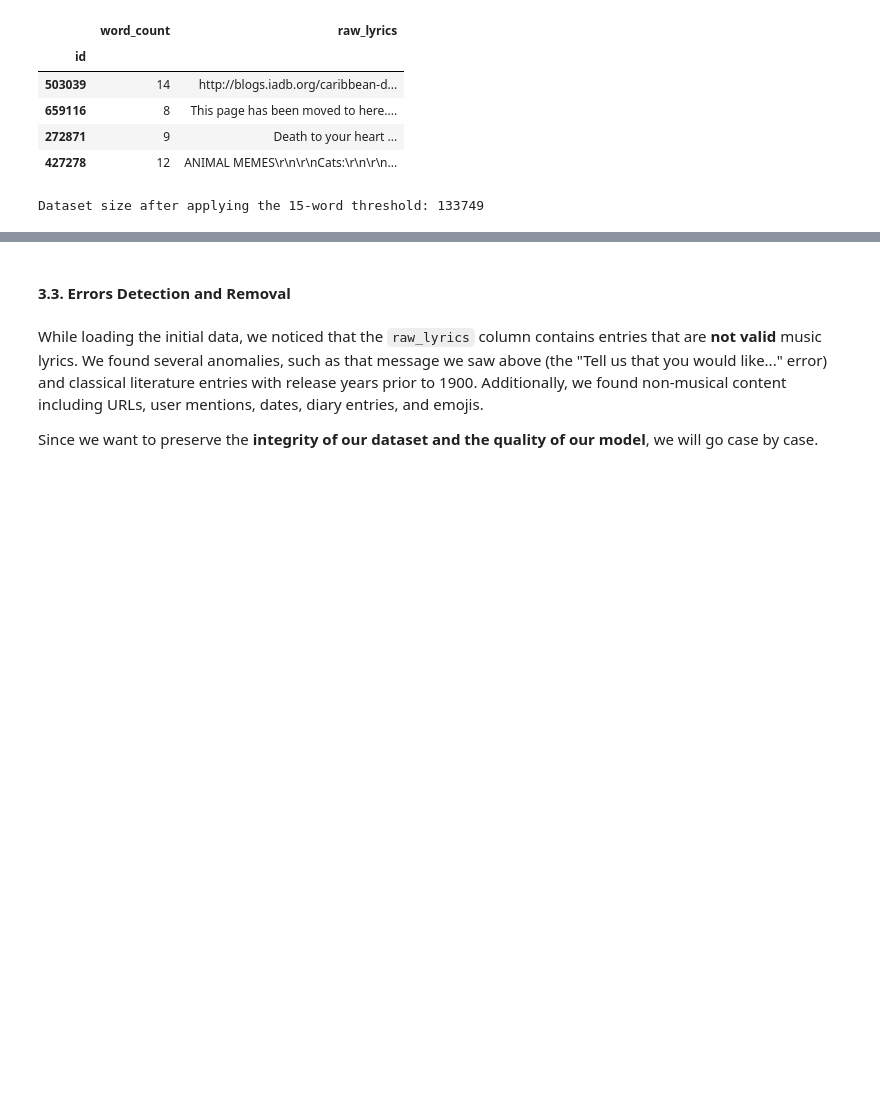
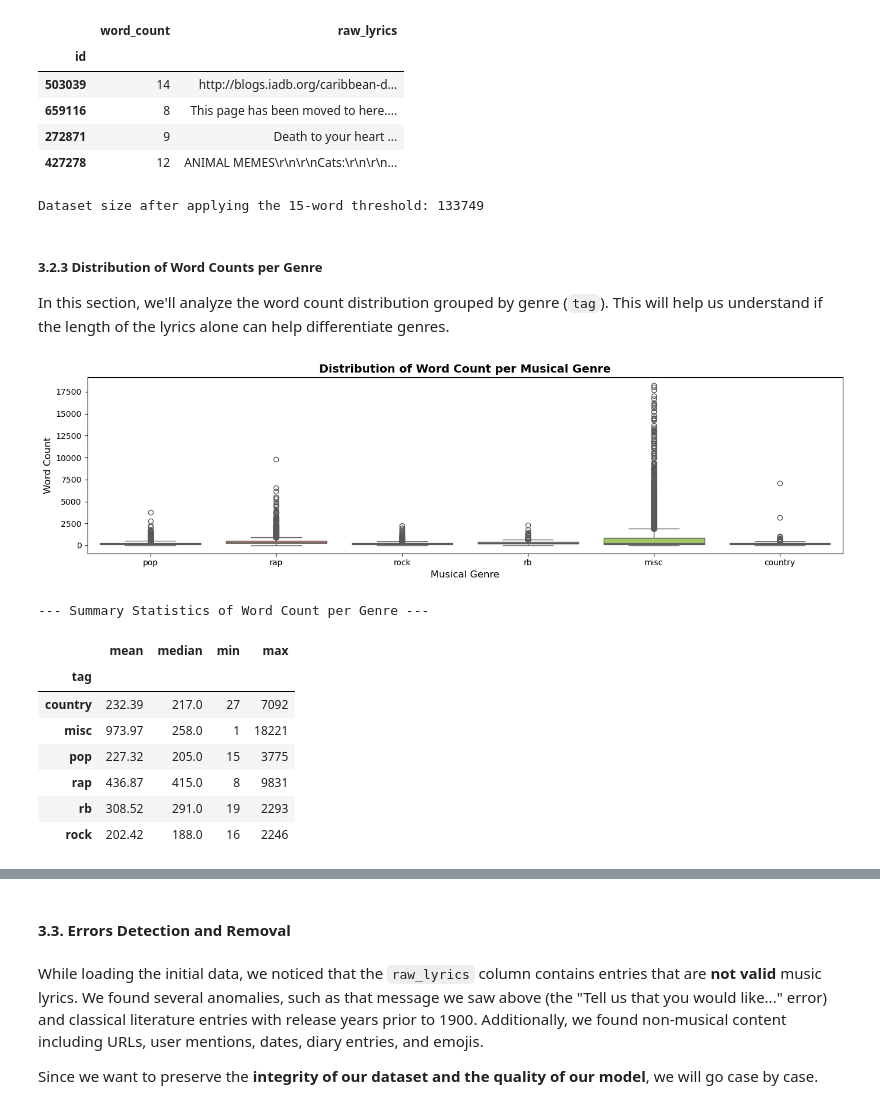
Before and after one commit to tiago2806/text-mining-project, a Jupyter notebook: 02 Data Exploration and Preprocessing.ipynb, the cells around one changed output, grey strips where cells are left out. Cells and saved outputs as stored; diff of their text form; code cells hidden in the pictures; blank space fills up the shorter version.

```diff
--- a/02 Data Exploration and Preprocessing.ipynb
+++ b/02 Data Exploration and Preprocessing.ipynb
@@ -380,3 +380,41 @@ train_dataset = train_dataset[train_dataset['word_count'] >= threshold]
 print(f"Dataset size after applying the {threshold}-word threshold: {len(train_dataset)}")
 # %% [output]
 Dataset size after applying the 15-word threshold: 133749
+# %% [markdown]
+##### **3.2.3 Distribution of Word Counts per Genre**
+In this section, we'll analyze the word count distribution grouped by genre (`tag`). This will help us understand if the length of the lyrics alone can help differentiate genres.
+# %%
+
+plt.figure(figsize=(14, 4))
+sns.boxplot(
+    data=train_dataset,
+    x='tag',
+    y='word_count',
+    palette='Set2',
+    order=train_dataset['tag'].value_counts().index #most frequent genre to less frequent
+)
+
+
+plt.title('Distribution of Word Count per Musical Genre', fontsize=14, fontweight='bold')
+plt.xlabel('Musical Genre', fontsize=12)
+plt.ylabel('Word Count', fontsize=12)
+
+
+plt.tight_layout()
+plt.show()
+
+#Statistical summary of the word count per genre, including mean, median, min, and max values.
+#This help us understand the distribution of word counts across different musical genres in the dataset.
+print("\n--- Summary Statistics of Word Count per Genre ---")
+display(train_dataset.groupby('tag')['word_count'].agg(['mean', 'median', 'min', 'max']).round(2))
+# %% [output]
+[figure, added]
+--- Summary Statistics of Word Count per Genre ---
+|  | mean | median | min | max |
+| tag |  |  |  |  |
+| country | 232.39 | 217.0 | 27 | 7092 |
+| misc | 973.97 | 258.0 | 1 | 18221 |
+| pop | 227.32 | 205.0 | 15 | 3775 |
+| rap | 436.87 | 415.0 | 8 | 9831 |
+| rb | 308.52 | 291.0 | 19 | 2293 |
+| rock | 202.42 | 188.0 | 16 | 2246 |
```
Also changed, not shown: parts of 16 cells of this notebook.
